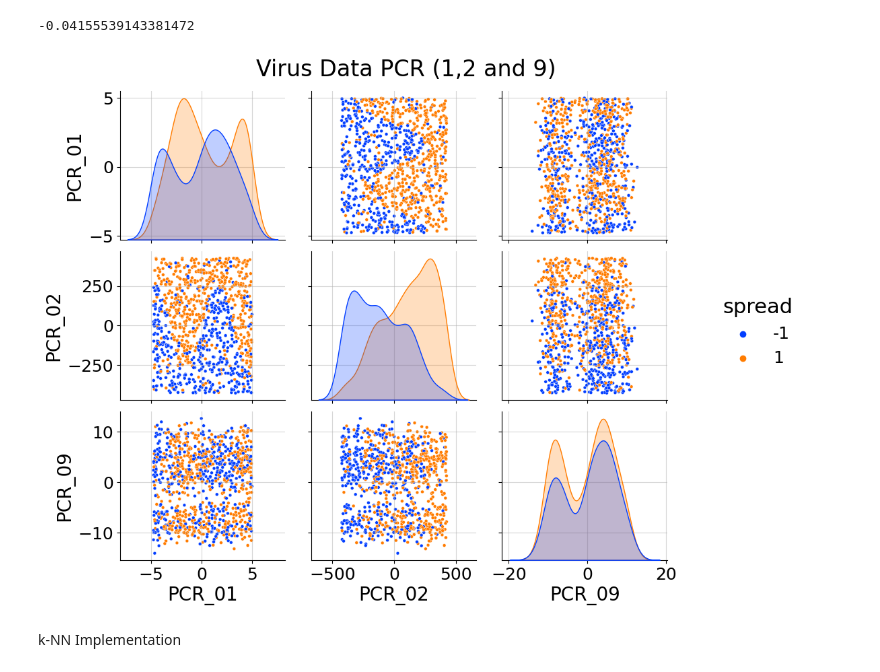
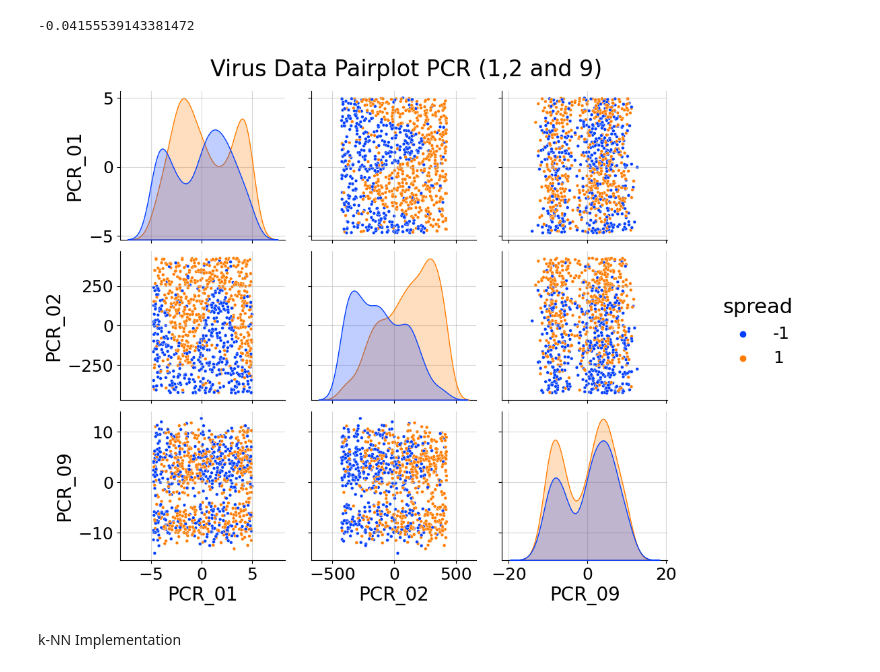
Before and after one commit to Ofir-Manor/Long1, a Jupyter notebook: 316084623-311288203.ipynb, the cells around one changed output. Cells and saved outputs as stored; diff of their text form; code cells hidden in the pictures.

```diff
--- a/316084623-311288203.ipynb
+++ b/316084623-311288203.ipynb
@@ -62,12 +62,12 @@ train.corr().spread.PCR_09
 -0.04155539143381472
 # %%
 g=sns.pairplot(data=train, hue="spread", palette="bright", vars=["PCR_01", "PCR_02", "PCR_09"], plot_kws={"s": 12})
-g.fig.suptitle("Virus Data PCR (1,2 and 9)", y=1.04)
+g.fig.suptitle("Virus Data Pairplot PCR (1,2 and 9)", y=1.04)
 for ax in np.ravel(g.axes):
  ax.grid(alpha=0.5)
 g.fig.set_size_inches(12,8)
 # %% [output]
-[figure, old version]
+[figure, new version]
 # %% [markdown]
 k-NN Implementation
 # %%
```
Also changed, not shown: parts of 5 cells of this notebook, 2 other files.
